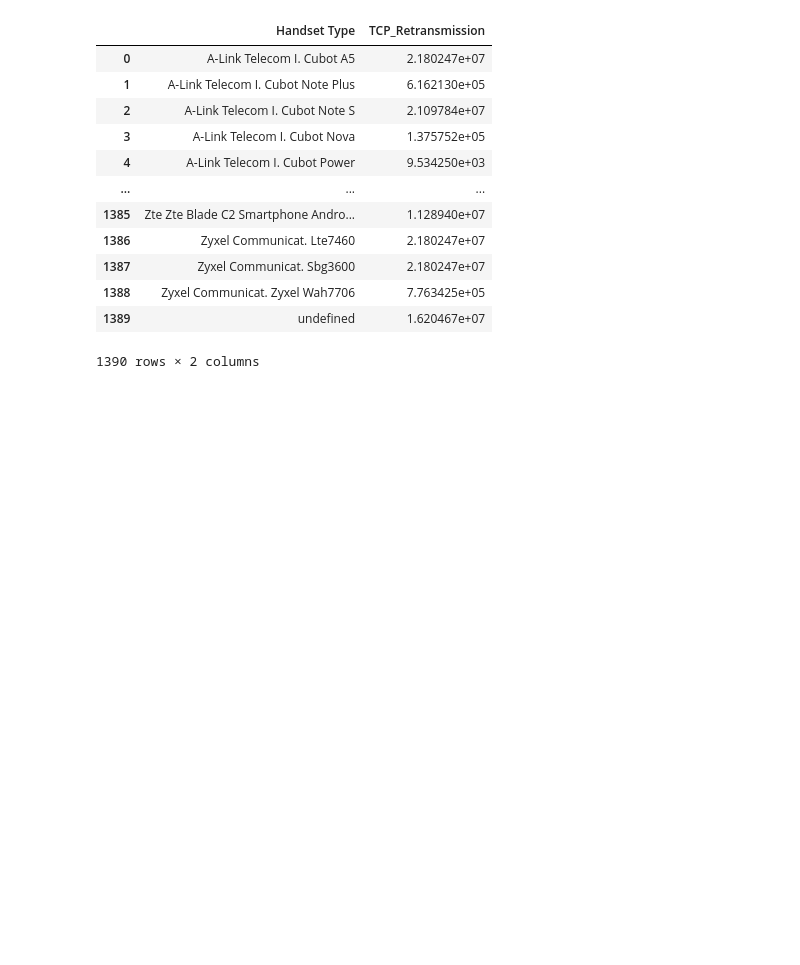
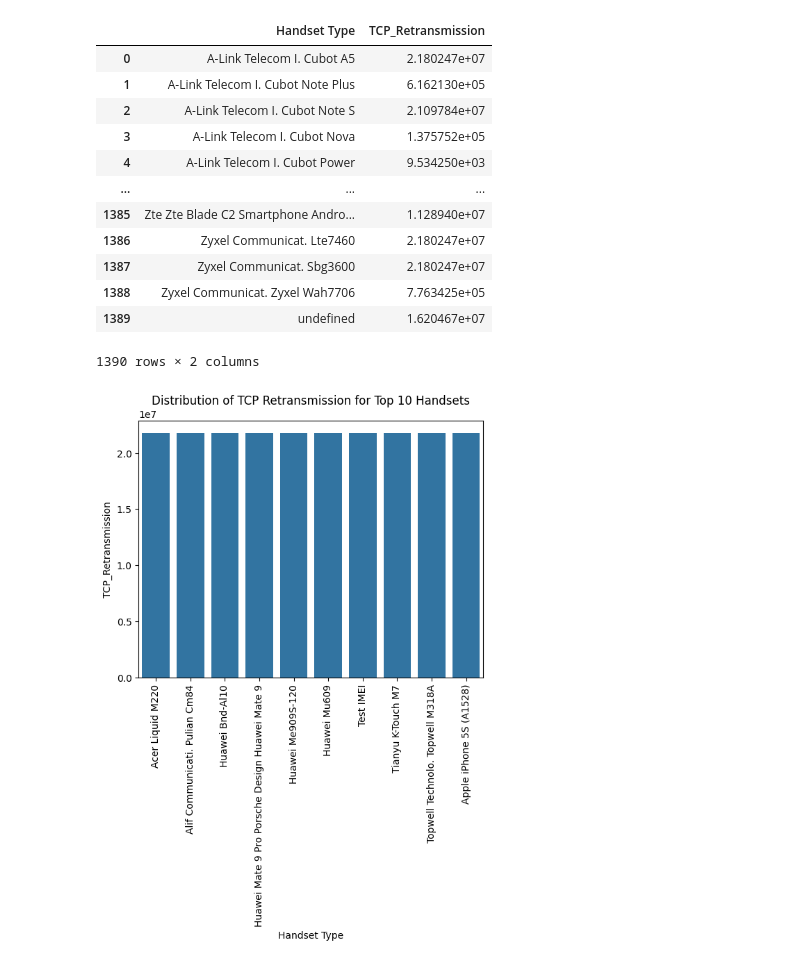
Before and after one commit to ab3lT/10-Academy-Week-2, a Jupyter notebook: notebook/experience_alaytics.ipynb, the cells around one changed output. Cells and saved outputs as stored; diff of their text form; code cells hidden in the pictures; blank space fills up the shorter version.

Commit message:
Average TCP Retransmission per top 10 handset

```diff
--- a/notebook/experience_alaytics.ipynb
+++ b/notebook/experience_alaytics.ipynb
@@ -114,3 +114,8 @@ analytics.avg_tcp_rtt_per_handset()
 | 1388 | Zyxel Communicat. Zyxel Wah7706 | 7.763425e+05 |
 | 1389 | undefined | 1.620467e+07 |
 1390 rows × 2 columns
+# %%
+# Average TCP Retransmission per top 10 handset
+analytics.plot_distribution(metric='TCP Retransmission')
+# %% [output]
+[figure, added]
```
